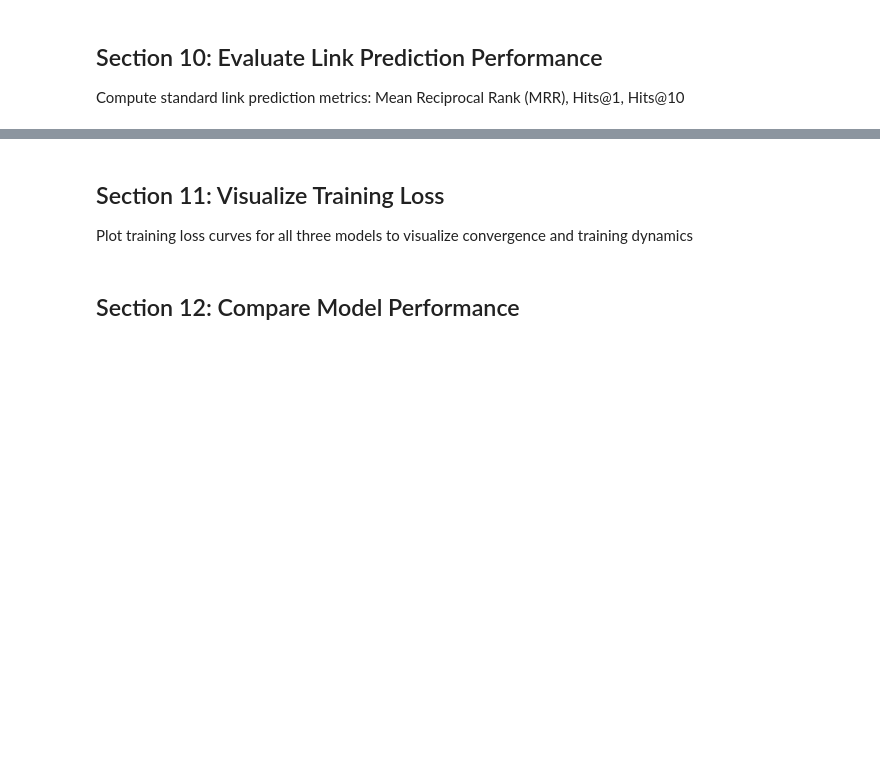
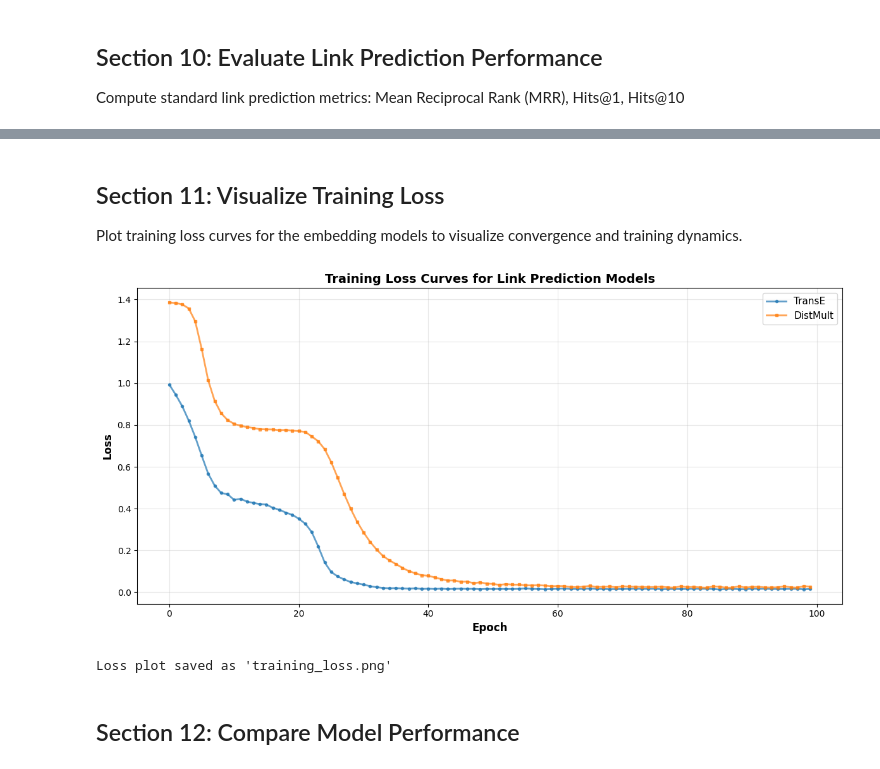
Before and after one commit to thereal-slimshady123/precog_project, a Jupyter notebook: link_prediction.ipynb, the cells around one changed output, grey strips where cells are left out. Saved outputs shown, nothing was run; the diff lists cells and outputs as text; code cells hidden in the pictures; blank space fills up the shorter version.

```diff
--- a/link_prediction.ipynb
+++ b/link_prediction.ipynb
@@ -757,25 +494,27 @@ AttributeError: 'RGCN' object has no attribute 'score_link_batch'
 # %% [markdown]
 ## Section 11: Visualize Training Loss
 
-Plot training loss curves for all three models to visualize convergence and training dynamics
+Plot training loss curves for the embedding models to visualize convergence and training dynamics.
 # %%
 plt.figure(figsize=(12, 6))
 
 # Plot loss curves
 plt.plot(transe_losses, label='TransE', linewidth=2, marker='o', markersize=3, alpha=0.7)
 plt.plot(distmult_losses, label='DistMult', linewidth=2, marker='s', markersize=3, alpha=0.7)
-plt.plot(rgcn_losses, label='R-GCN', linewidth=2, marker='^', markersize=3, alpha=0.7)
 
 plt.xlabel('Epoch', fontsize=12, fontweight='bold')
 plt.ylabel('Loss', fontsize=12, fontweight='bold')
 plt.title('Training Loss Curves for Link Prediction Models', fontsize=14, fontweight='bold')
 plt.legend(fontsize=11, loc='best')
 plt.grid(True, alpha=0.3)
 plt.tight_layout()
 plt.savefig('training_loss.png', dpi=150, bbox_inches='tight')
 plt.show()
 
 print("Loss plot saved as 'training_loss.png'")
+# %% [output]
+[figure, added]
+Loss plot saved as 'training_loss.png'
 # %% [markdown]
 ## Section 12: Compare Model Performance
 # %%
```
Also changed, not shown: parts of 7 cells of this notebook, 4 other files.
